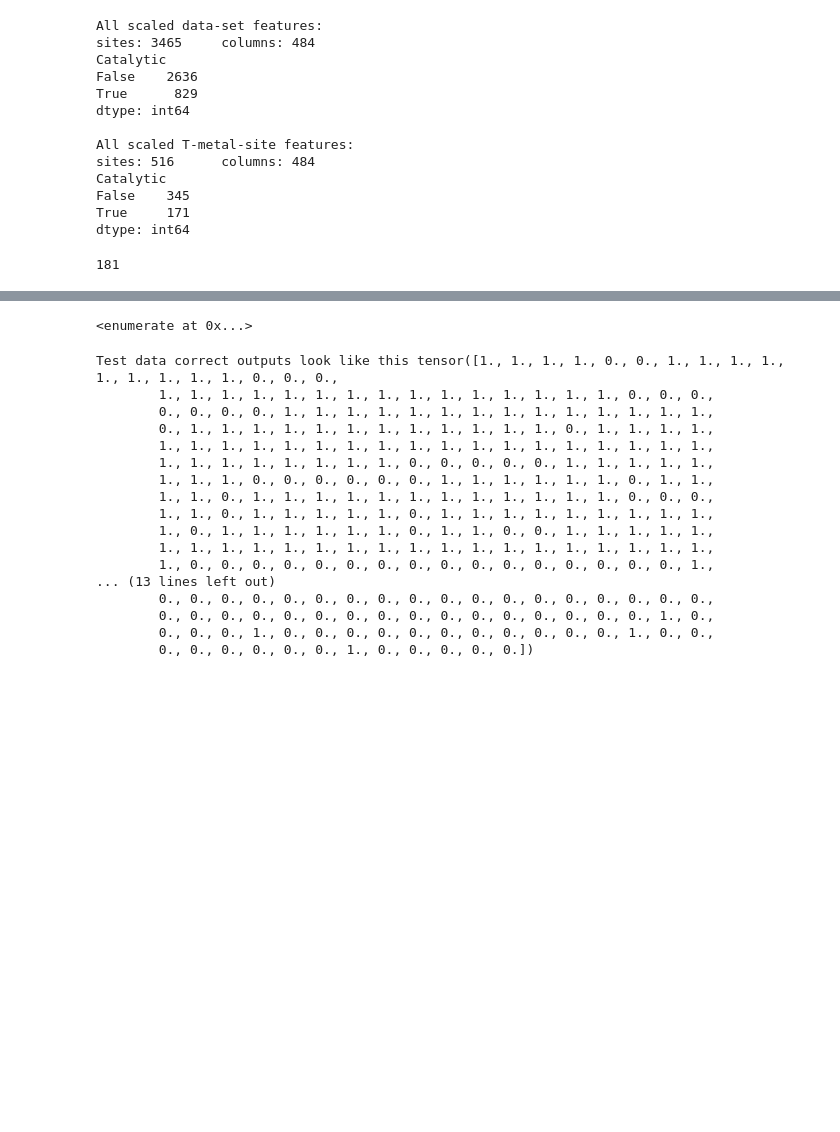
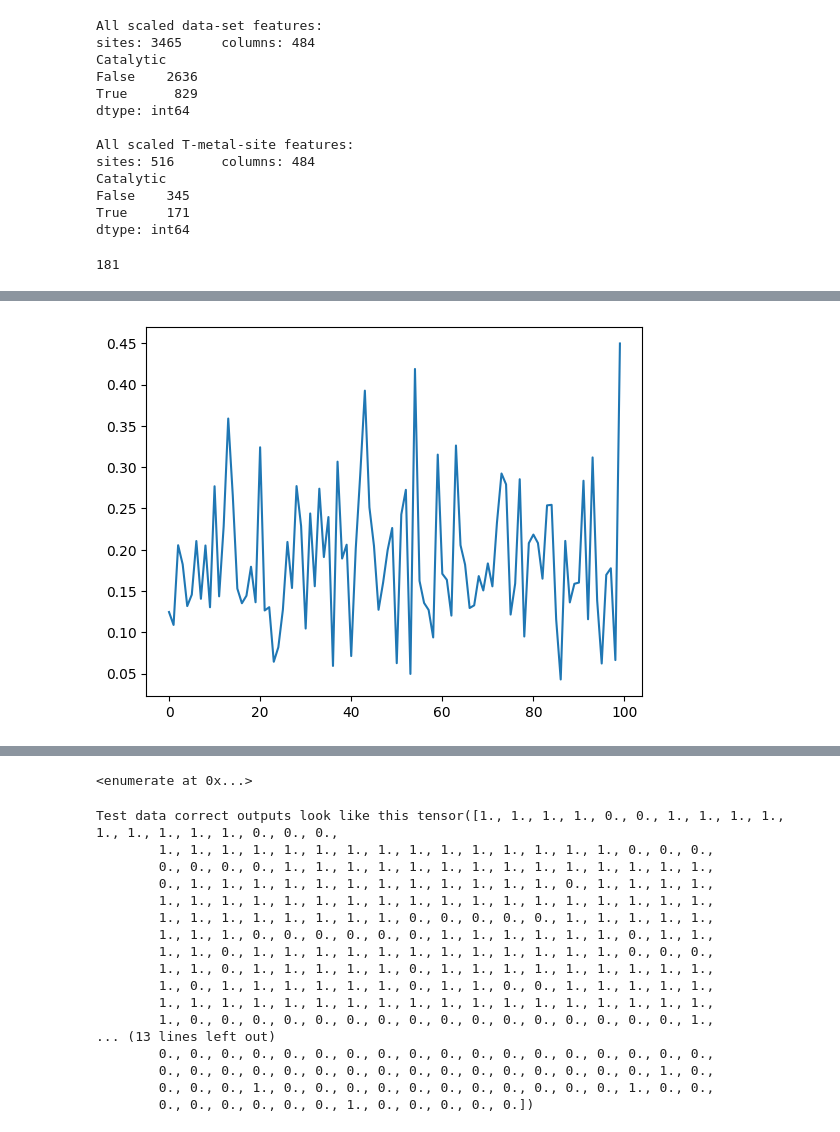
Before and after one commit to SanjanaYasna/CustomMLP, a Jupyter notebook: CUSTOM_MLP.ipynb, the cells around one changed output, grey strips where cells are left out. Saved outputs shown, nothing was run; the diff lists cells and outputs as text; code cells hidden in the pictures; blank space fills up the shorter version.

```diff
--- a/CUSTOM_MLP.ipynb
+++ b/CUSTOM_MLP.ipynb
@@ -331,0 +379,82 @@ array([ 5.32963753e-01,  6.39964402e-01,  4.29306656e-01,  1.70888945e-01,
+# %%
+from matplotlib import pyplot as plt
+
+
+batch_size = 10
+#This one uses dropout before the output layer
+
+#Layer size
+n_hidden1 = 800  # Number of hidden nodes
+n_hidden2 = 100
+n_output =  1   # Number of output nodes = for binary classifier
+
+class ChurnModel(nn.Module):
+    def __init__(self):
+        super(ChurnModel, self).__init__()
+        self.layer_1 = nn.Linear(init_features, n_hidden1)
+        self.layer_2 = nn.Linear(n_hidden1, n_hidden2)
+        self.layer_out = nn.Linear(n_hidden2, n_output)
+
+        self.relu = nn.ReLU()
+        self.sigmoid =  nn.Sigmoid()
+        self.dropout = nn.Dropout(p=0.1)
+        self.batchnorm1 = nn.BatchNorm1d(n_hidden1)
+        self.batchnorm2 = nn.BatchNorm1d(n_hidden2)
+
+
+    def forward(self, inputs):
+        x = self.relu(self.layer_1(inputs))
+        x = self.batchnorm1(x)
+        x = self.relu(self.layer_2(x))
+        x = self.batchnorm2(x)
+        x = self.dropout(x)
+        x = self.sigmoid(self.layer_out(x))
+
+        return x
+
+
+model = ChurnModel()
+
+#Loss Computation
+loss_func = nn.BCELoss()
+#Optimizer
+learning_rate = 0.001
+optimizer = torch.optim.Adam(model.parameters(), lr=learning_rate)
+#After plotting loss functions, lowest value at 17 epochs, but then it goes crazy the rest of the way. More epochs needed
+epochs = 100
+
+model.train()
+train_loss = []
+for epoch in range(epochs):
+    #Within each epoch run the subsets of data = batch sizes.
+    for i, data in enumerate(trainloader, 0):
+        inputs, targets = data
+        inputs, targets = inputs.float(), targets.float()
+        targets = targets.reshape((targets.shape[0], 1))
+        optimizer.zero_grad()
+
+        outputs = mlp(inputs)
+
+        loss = loss_function(outputs, targets)
+        #This time optimizer initialized to zero with each epoch
+        optimizer.zero_grad()
+
+        loss.backward()
+
+        optimizer.step()
+
+        current_loss += loss.item()
+        if i%10 == 0:
+            print(f'Loss after mini-batch %5d: %.3f'%(i+1, current_loss/500))
+            current_loss = 0.0
+    train_loss.append(loss.item())
+print('Last iteration loss value: '+ str(loss.item()))
+
+plt.plot(train_loss)
+plt.show()
+
+test_data = torch.from_numpy(testX.to_numpy()).float()
+test_targets = torch.from_numpy(testY.to_numpy()).float()
+
+mse_r2_calculator(mlp, test_data, test_targets)
+# %% [output]
@@ -331,0 +478 @@ array([ 5.32963753e-01,  6.39964402e-01,  4.29306656e-01,  1.70888945e-01,
+[figure, added]
```
Also changed, not shown: parts of 17 cells of this notebook, 1 other file.
